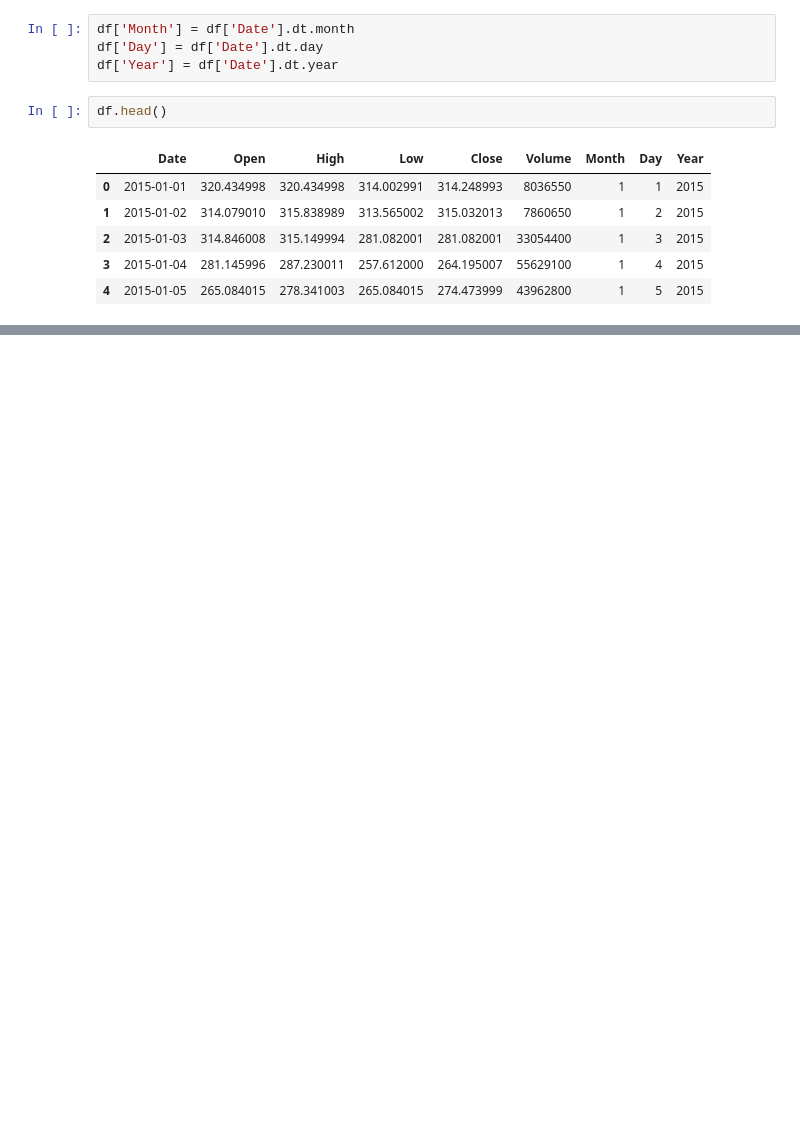
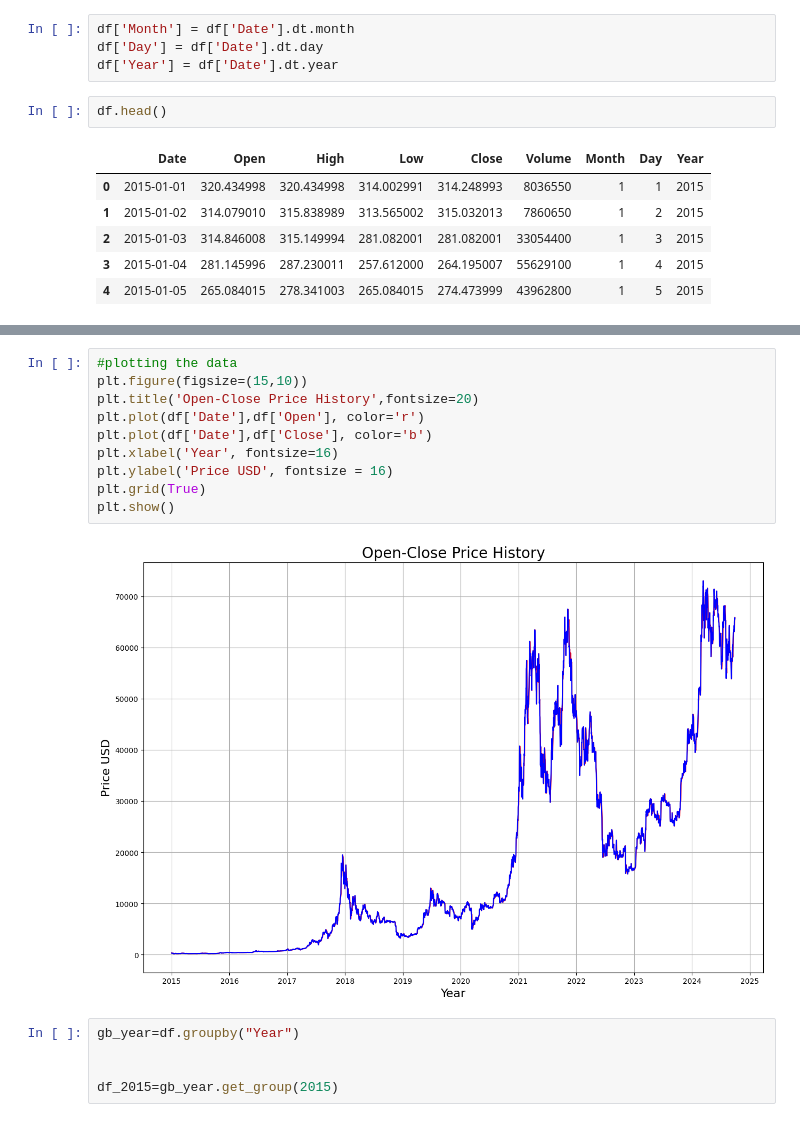
Before and after one commit to asif851/Bitcoin-Price-Prediction, a Jupyter notebook: analysis.ipynb, the cells around one changed output, grey strips where cells are left out. Cells and saved outputs as stored; diff of their text form; blank space fills up the shorter version.

```diff
--- a/analysis.ipynb
+++ b/analysis.ipynb
@@ -90,0 +125,17 @@ df.head()
+# %%
+#plotting the data
+plt.figure(figsize=(15,10))
+plt.title('Open-Close Price History',fontsize=20)
+plt.plot(df['Date'],df['Open'], color='r')
+plt.plot(df['Date'],df['Close'], color='b')
+plt.xlabel('Year', fontsize=16)
+plt.ylabel('Price USD', fontsize = 16)
+plt.grid(True)
+plt.show()
+# %% [output]
+[figure, added]
+# %%
+gb_year=df.groupby("Year")
+
+
+df_2015=gb_year.get_group(2015)
```
Also changed, not shown: parts of 6 cells of this notebook.
